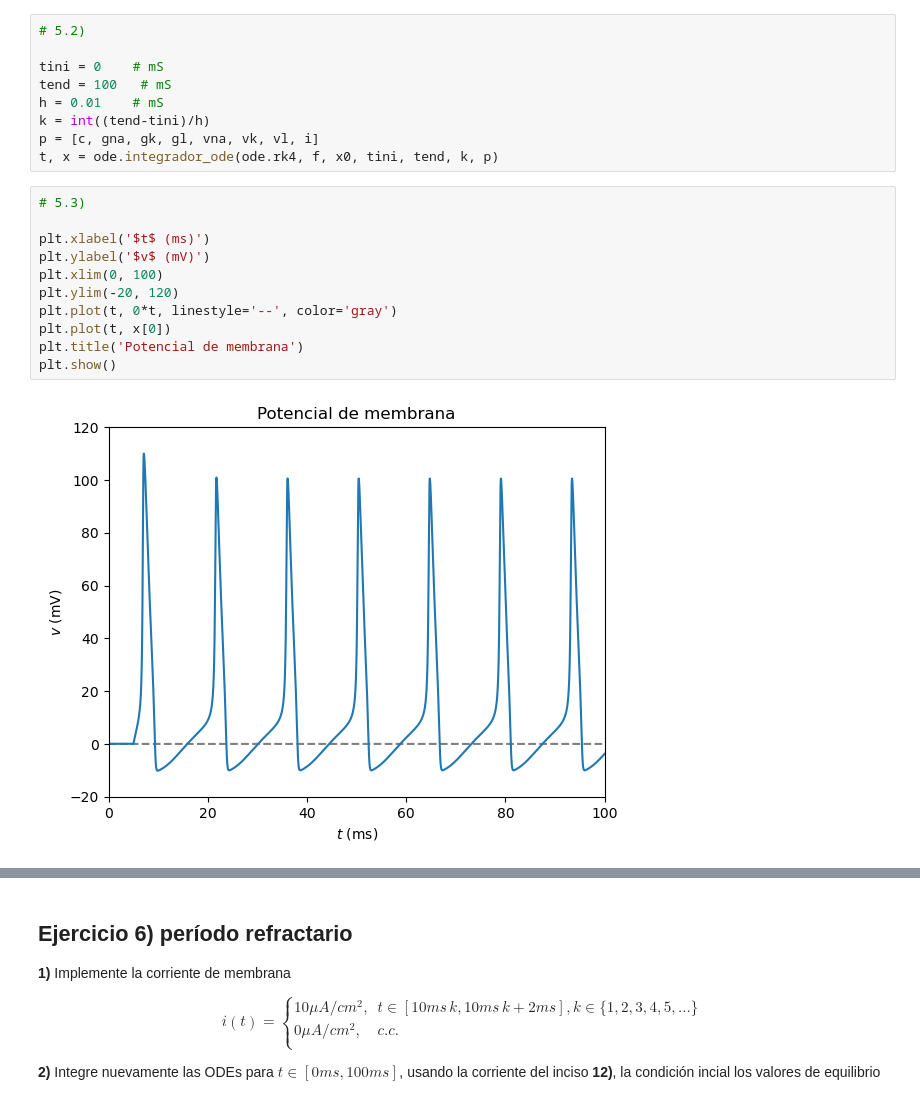
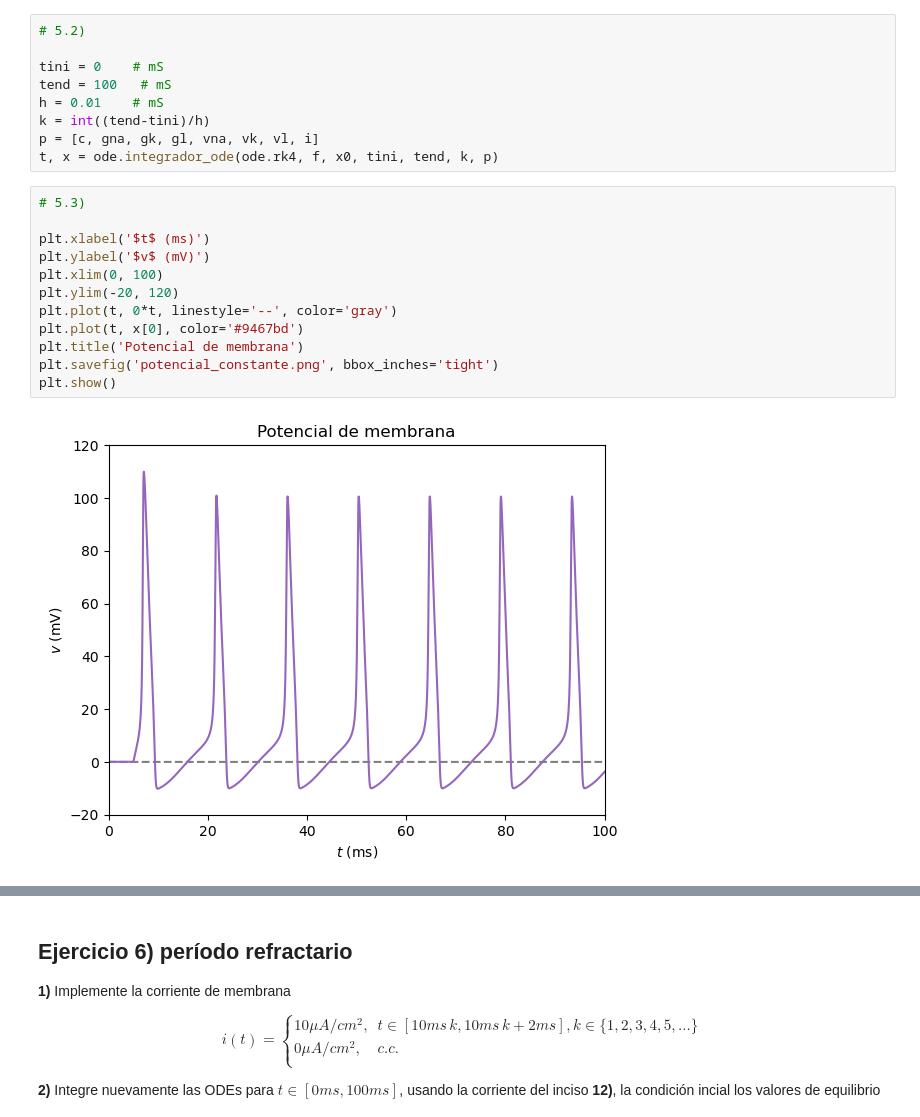
Before and after one commit to EnzoRg/neural_networks, a Jupyter notebook: Ejercicios/redes_neuronales_2024_guia_8.ipynb, the cells around one changed output, grey strips where cells are left out. Drawn from its saved outputs; the diff is of its cells as text.

```diff
--- a/Ejercicios/redes_neuronales_2024_guia_8.ipynb
+++ b/Ejercicios/redes_neuronales_2024_guia_8.ipynb
@@ -552,16 +561,17 @@ t, x = ode.integrador_ode(ode.rk4, f, x0, tini, tend, k, p)
 # %%
 # 5.3)
 
 plt.xlabel('$t$ (ms)')
 plt.ylabel('$v$ (mV)')
 plt.xlim(0, 100)
 plt.ylim(-20, 120)
 plt.plot(t, 0*t, linestyle='--', color='gray')
-plt.plot(t, x[0])
+plt.plot(t, x[0], color='#9467bd')
 plt.title('Potencial de membrana')
+plt.savefig('potencial_constante.png', bbox_inches='tight')
 plt.show()
 # %% [output]
-[figure, old version]
+[figure, new version]
 # %%
 # 5.4)
 
```
Also changed, not shown: parts of 17 cells of this notebook, 1 other file.
